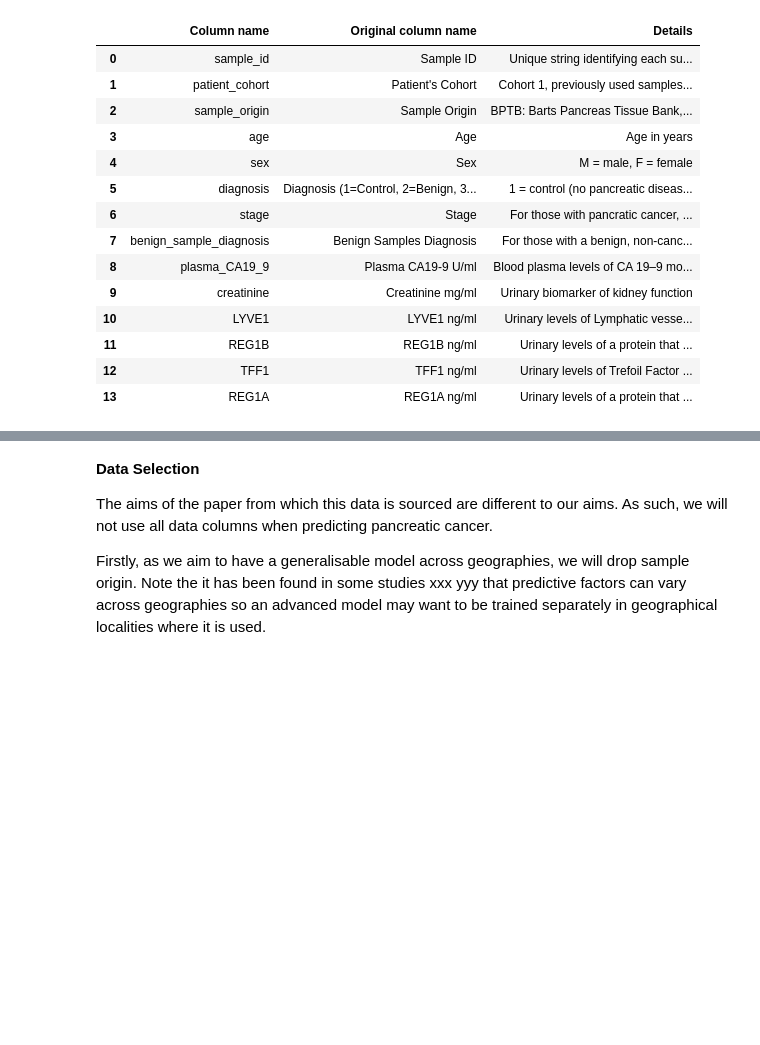
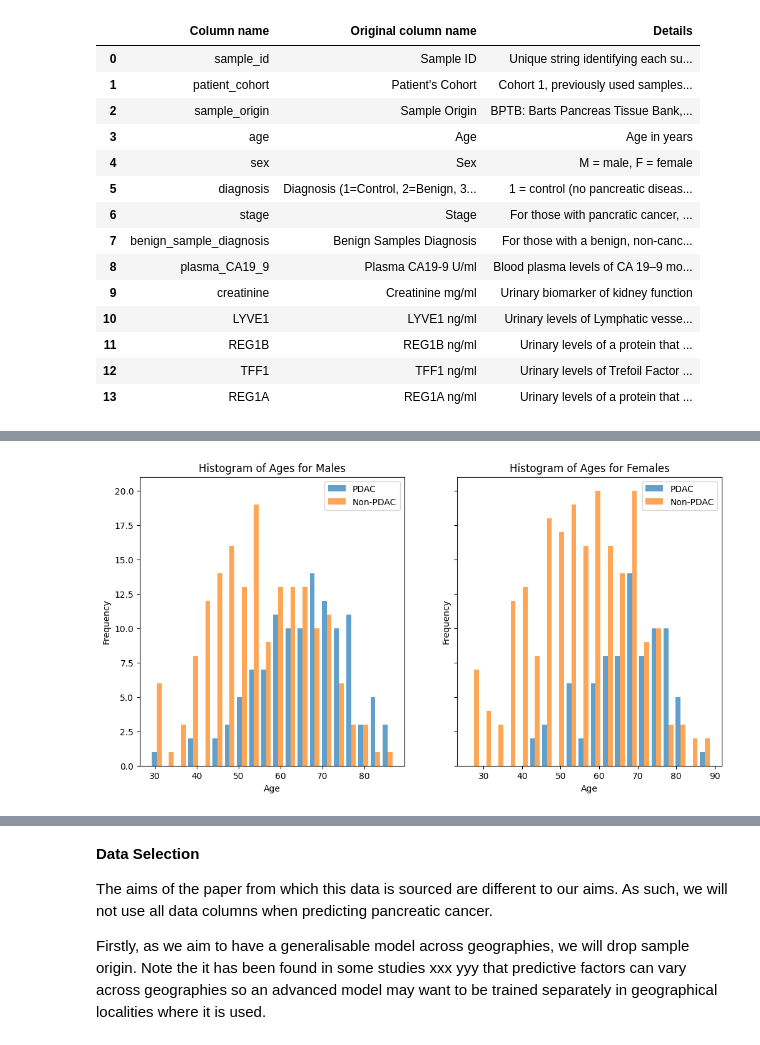
Before and after one commit to reubenleyland/3YPpancan, a Jupyter notebook: pancreatic-cancer-risk-factor.ipynb, the cells around one changed output, grey strips where cells are left out. Drawn from its saved outputs; the diff is of its cells as text; code cells hidden in the pictures; blank space fills up the shorter version.

Commit message:
Kaggle Notebook | Pancreatic cancer risk factor | More analysis

```diff
--- a/pancreatic-cancer-risk-factor.ipynb
+++ b/pancreatic-cancer-risk-factor.ipynb
@@ -64,0 +106,30 @@ data_descritpion
+# %%
+male_data = data[data['sex'] == 'M']
+female_data = data[data['sex'] == 'F']
+
+# Create two subplots for males and females
+fig, (ax1, ax2) = plt.subplots(1, 2, figsize=(12, 6), sharey=True)
+
+# Plot histogram for males
+ax1.hist([male_data[male_data['diagnosis'] == 3]['age'], male_data[male_data['diagnosis'] != 3]['age']],
+         bins=20, alpha=0.7, label=['PDAC', 'Non-PDAC'])
+ax1.set_title('Histogram of Ages for Males')
+ax1.set_xlabel('Age')
+ax1.set_ylabel('Frequency')
+ax1.legend()
+
+# Plot histogram for females
+ax2.hist([female_data[female_data['diagnosis'] == 3]['age'], female_data[female_data['diagnosis'] != 3]['age']],
+         bins=20, alpha=0.7, label=['PDAC', 'Non-PDAC'])
+ax2.set_title('Histogram of Ages for Females')
+ax2.set_xlabel('Age')
+ax2.set_ylabel('Frequency')
+ax2.legend()
+
+# Save the figure
+plt.savefig('/kaggle/working/ages_orginal.png')
+
+# Show the plot
+plt.show()
+# %% [output]
+[figure, added]
```
Also changed, not shown: parts of 5 cells of this notebook.
